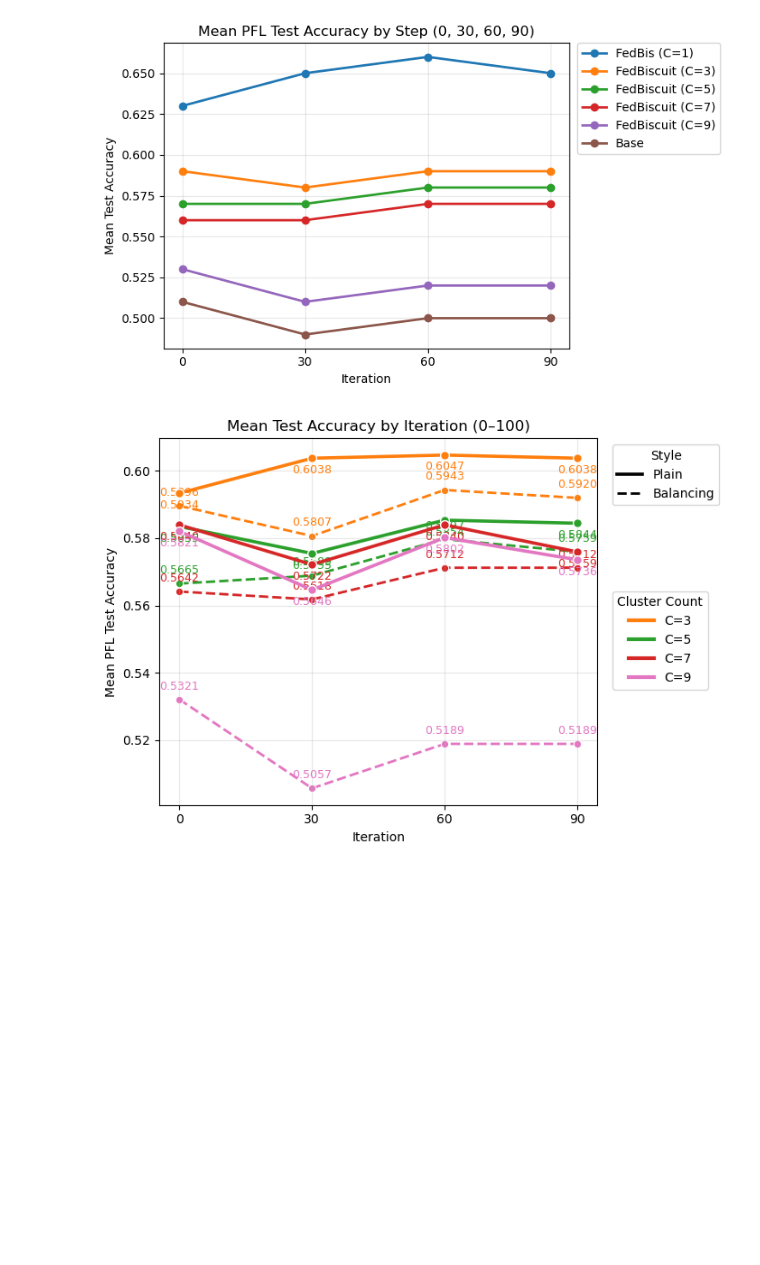
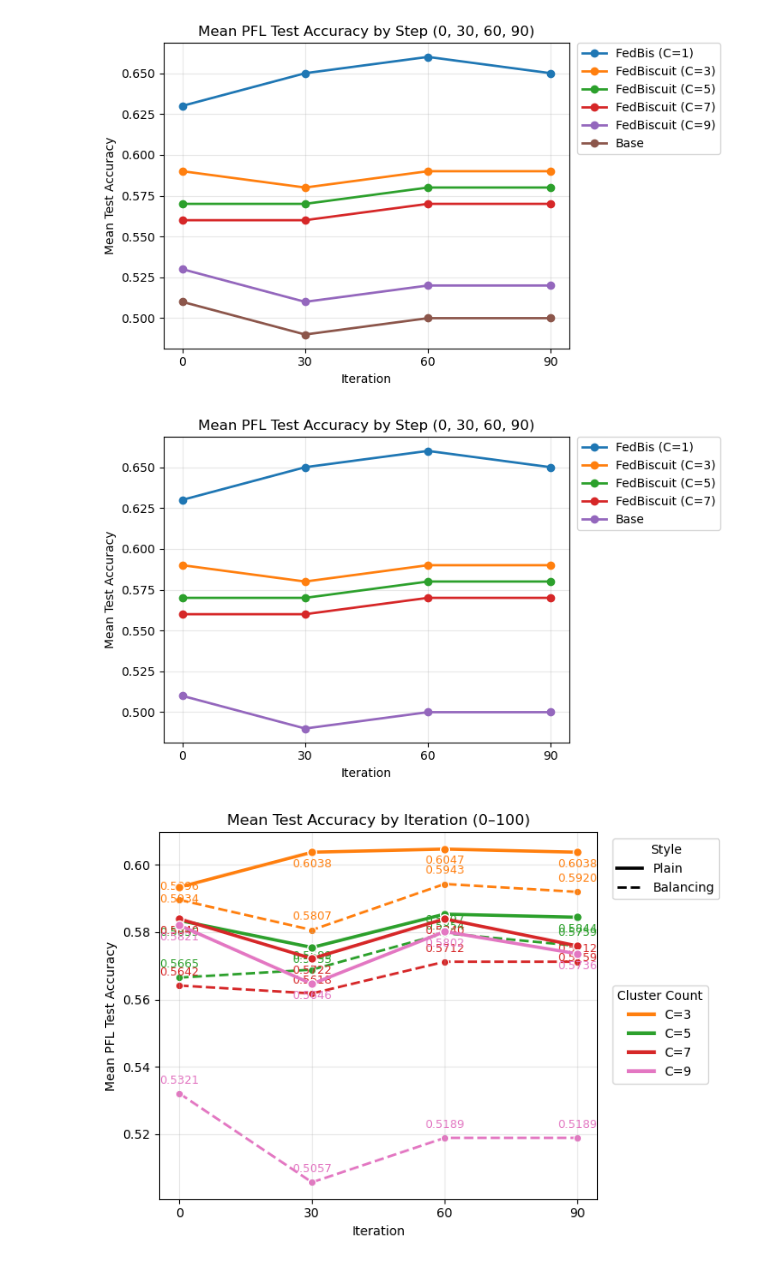
Before and after one commit to curisam/FL-LLM-Practice, a Jupyter notebook: exp_official/tldr/choice_qwen/pfl/tendency.ipynb, the cells around one changed output. Cells and saved outputs as stored; diff of their text form; code cells hidden in the pictures; blank space fills up the shorter version.

```diff
--- a/exp_official/tldr/choice_qwen/pfl/tendency.ipynb
+++ b/exp_official/tldr/choice_qwen/pfl/tendency.ipynb
@@ -75,6 +75,46 @@ plt.savefig("./fed_alg_comparison_0_30_60_90.png", dpi=200)
 plt.show()
 # %% [output]
 [figure]
+# %%
+import matplotlib.pyplot as plt
+
+steps_full = [0,10,20,30,40,50,60,70,80,90,100]
+select_steps = [0,30,60,90]
+
+alg_series = {
+    "FedBis (C=1)":            [0.63, 0.65, 0.65, 0.65, 0.65, 0.65, 0.66, 0.65, 0.66, 0.65, 0.66],
+    "FedBiscuit (C=3)":  [0.59, 0.57, 0.58, 0.58, 0.58, 0.59, 0.59, 0.60, 0.59, 0.59, 0.59],
+    "FedBiscuit (C=5)":  [0.57, 0.56, 0.57, 0.57, 0.56, 0.58, 0.58, 0.56, 0.58, 0.58, 0.58],
+    "FedBiscuit (C=7)":  [0.56, 0.56, 0.56, 0.56, 0.57, 0.57, 0.57, 0.57, 0.56, 0.57, 0.57],
+    # "FedBiscuit (C=9)": [0.53, 0.51, 0.51, 0.51, 0.52, 0.52, 0.52, 0.52, 0.52, 0.52, 0.52],
+    # "FedBiscuit (C=10)": [0.57, 0.54, 0.55, 0.56, 0.56, 0.56, 0.58, 0.57, 0.57, 0.57, 0.58],
+    "Base": [0.51, 0.49, 0.49, 0.49, 0.49, 0.49, 0.50, 0.50, 0.51, 0.50, 0.50],
+}
+
+idx = {s:i for i,s in enumerate(steps_full)}
+ys_selected = {name: [ys[idx[s]] for s in select_steps] for name, ys in alg_series.items()}
+
+plt.figure(figsize=(7.5, 4.5))
+for name, ys in ys_selected.items():
+    plt.plot(select_steps, ys, marker='o', linewidth=2, label=name)
+
+plt.title("Mean PFL Test Accuracy by Step (0, 30, 60, 90)")
+plt.xlabel("Iteration")
+plt.ylabel("Mean Test Accuracy")
+plt.xticks(select_steps)
+plt.grid(True, alpha=0.3)
+# plt.legend()
+plt.legend(
+    loc="upper left",
+    bbox_to_anchor=(1.02, 1),   # plot 영역 오른쪽 바깥
+    borderaxespad=0.
+)
+plt.tight_layout()
+
+plt.savefig("./fed_alg_comparison_0_30_60_90.png", dpi=200)
+plt.show()
+# %% [output]
+[figure, added]
 # %%
 import matplotlib.pyplot as plt
 from matplotlib.lines import Line2D
```
Also changed, not shown: parts of 4 cells of this notebook, 35 other files.
